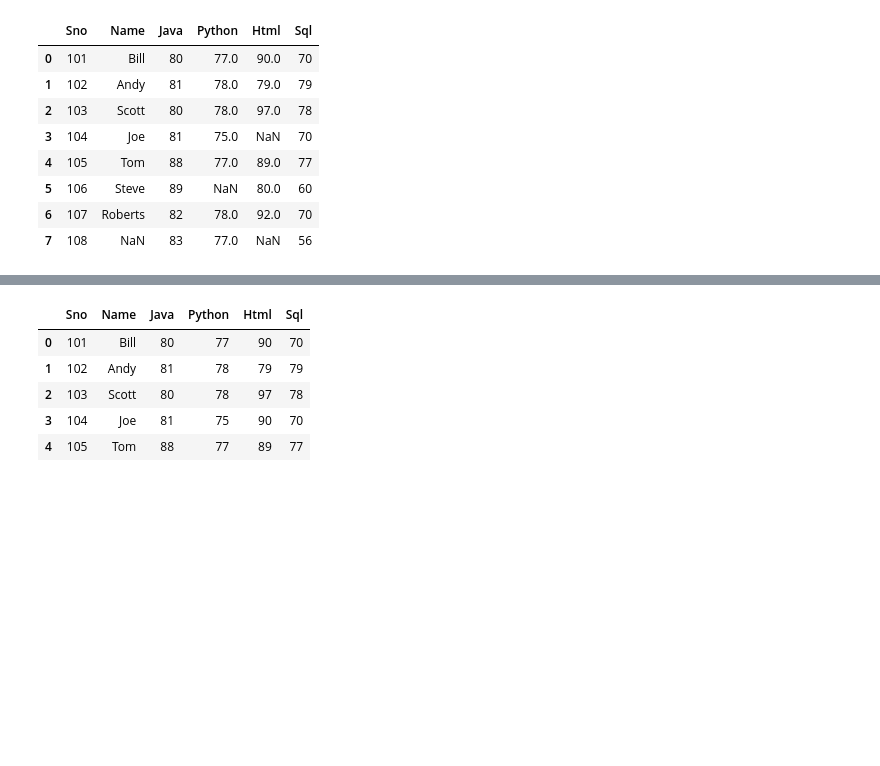
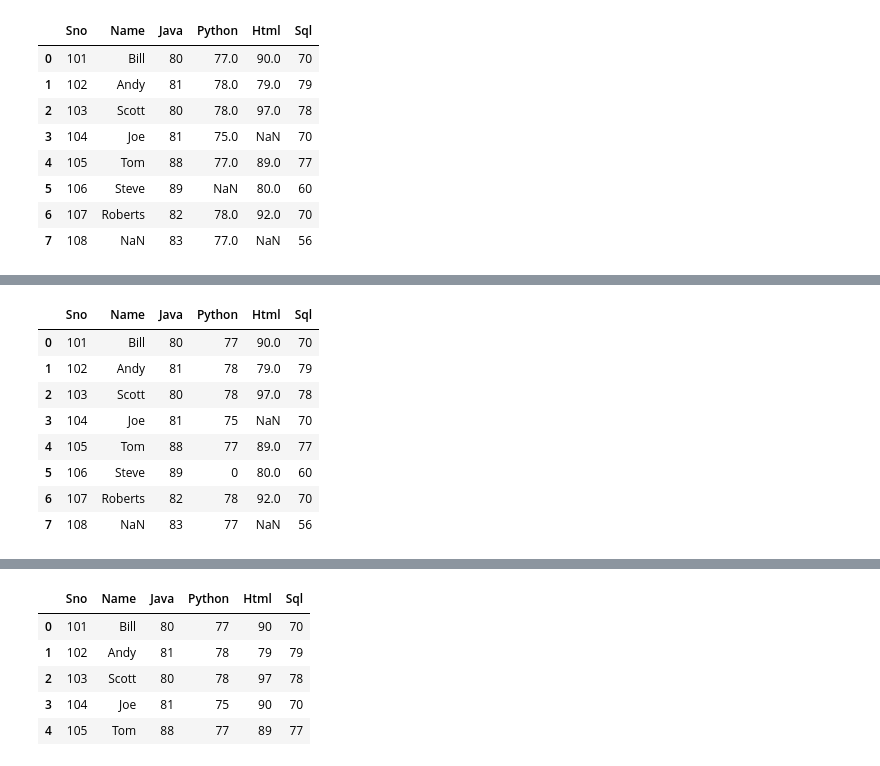
Before and after one commit to srikanthpragada/DS_06_MAY_2019, a Jupyter notebook: marks_df.ipynb, the cells around one changed output, grey strips where cells are left out. Drawn from its saved outputs; the diff is of its cells as text; code cells hidden in the pictures; blank space fills up the shorter version.

```diff
--- a/marks_df.ipynb
+++ b/marks_df.ipynb
@@ -16,0 +32,16 @@ marks
+# %%
+## Convert float to int
+marks['Python'].fillna(0,inplace=True)
+marks['Python'] = marks['Python'].astype('int32')
+# %%
+marks
+# %% [output]
+|  | Sno | Name | Java | Python | Html | Sql |
+| 0 | 101 | Bill | 80 | 77 | 90.0 | 70 |
+| 1 | 102 | Andy | 81 | 78 | 79.0 | 79 |
+| 2 | 103 | Scott | 80 | 78 | 97.0 | 78 |
+| 3 | 104 | Joe | 81 | 75 | NaN | 70 |
+| 4 | 105 | Tom | 88 | 77 | 89.0 | 77 |
+| 5 | 106 | Steve | 89 | 0 | 80.0 | 60 |
+| 6 | 107 | Roberts | 82 | 78 | 92.0 | 70 |
+| 7 | 108 | NaN | 83 | 77 | NaN | 56 |
```
Also changed, not shown: parts of 15 cells of this notebook, 3 other files.
